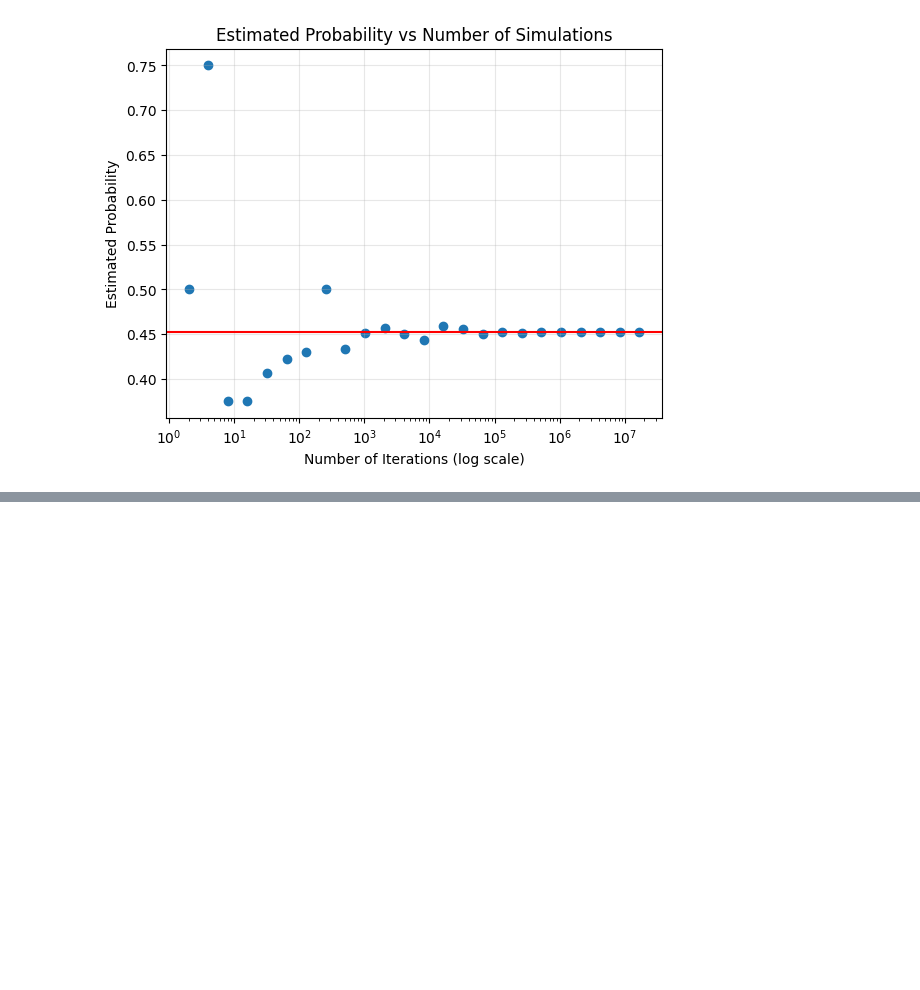
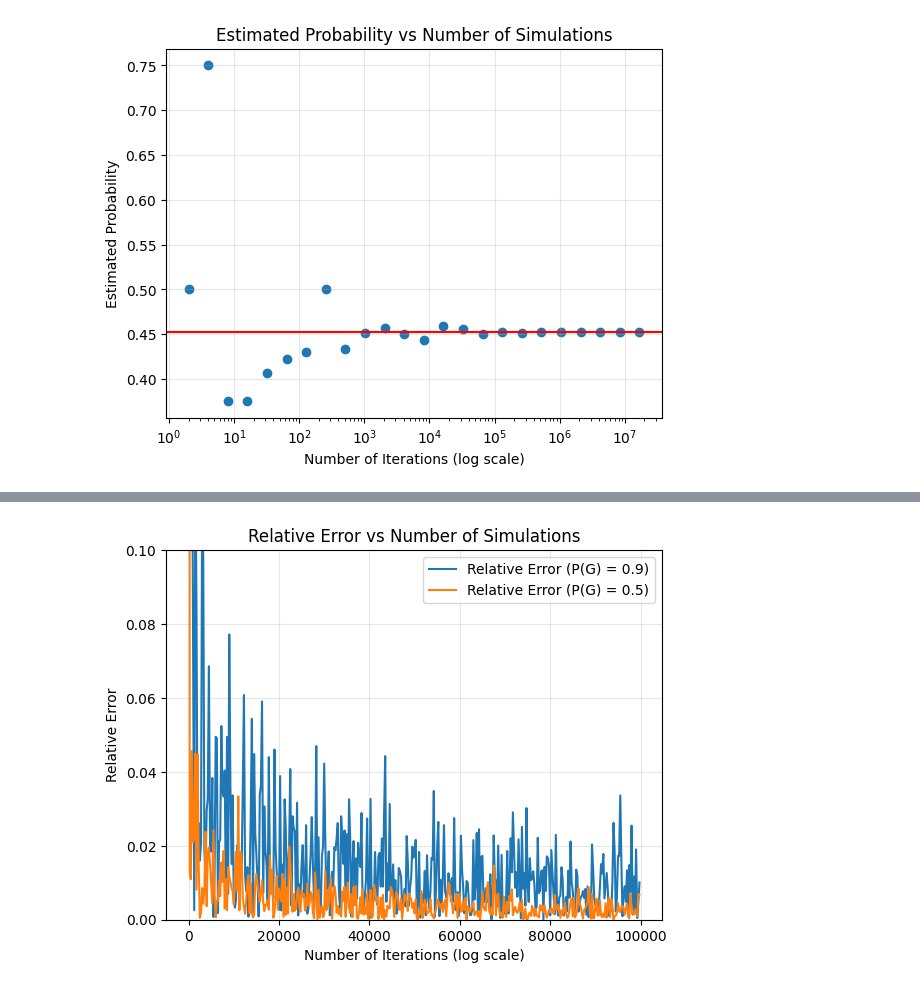
Before and after one commit to Kymapo/OR760, a Jupyter notebook: OR760 HW1.ipynb, the cells around one changed output, grey strips where cells are left out. Saved outputs shown, nothing was run; the diff lists cells and outputs as text; code cells hidden in the pictures; blank space fills up the shorter version.

```diff
--- a/OR760 HW1.ipynb
+++ b/OR760 HW1.ipynb
@@ -178,0 +243,14 @@ P(R) = 0.45213931798934937
+# %%
+# Plotting relative error for P(G) = 0.9 and P(G) = 0.5
+plt.figure()
+plt.plot(sims, relative_errors_09, label='Relative Error (P(G) = 0.9)')
+plt.plot(sims, relative_errors_05, label='Relative Error (P(G) = 0.5)')
+plt.ylim(0, 0.1)
+plt.xlabel('Number of Iterations (log scale)')
+plt.ylabel('Relative Error')
+plt.title('Relative Error vs Number of Simulations')
+plt.grid(True, alpha=0.3)
+plt.legend()
+plt.show()
+# %% [output]
+[figure, added]
```
Also changed, not shown: parts of 4 cells of this notebook.
